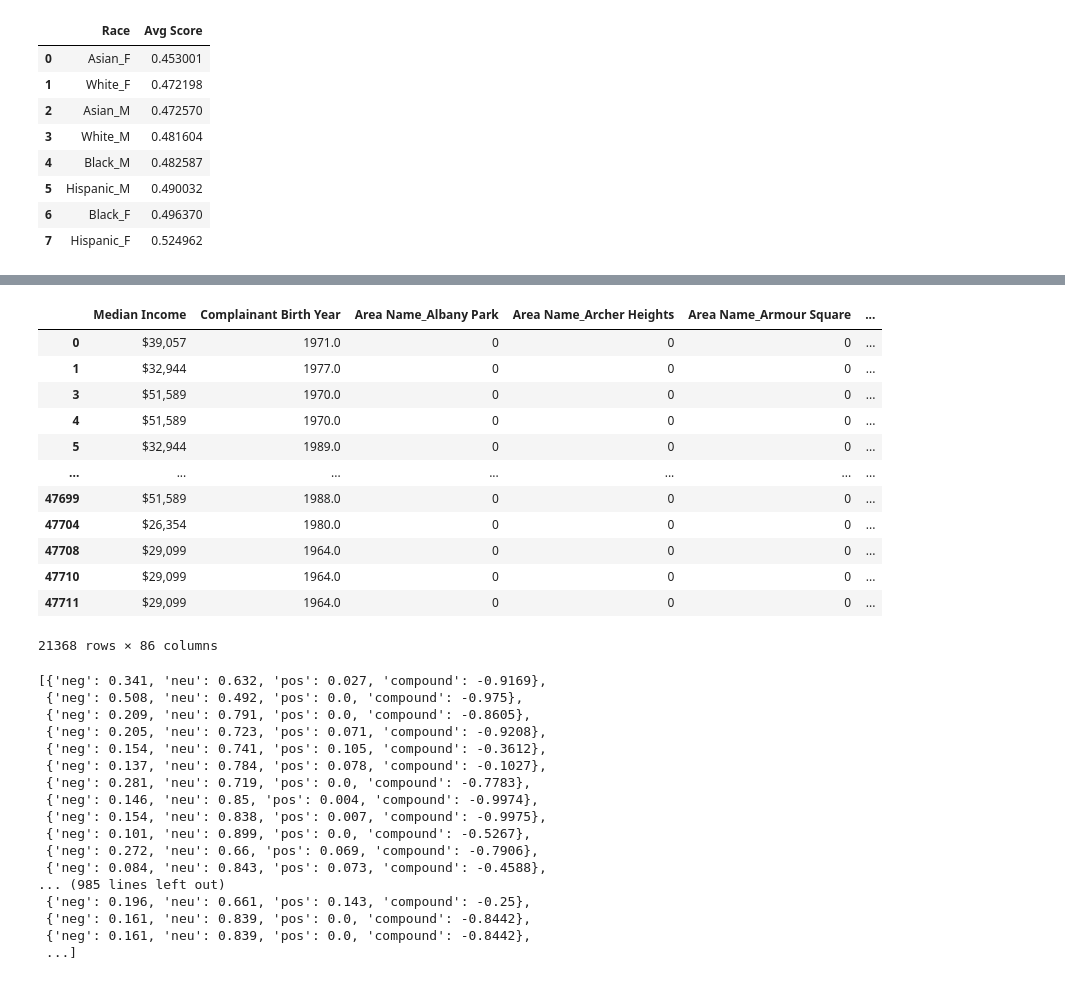
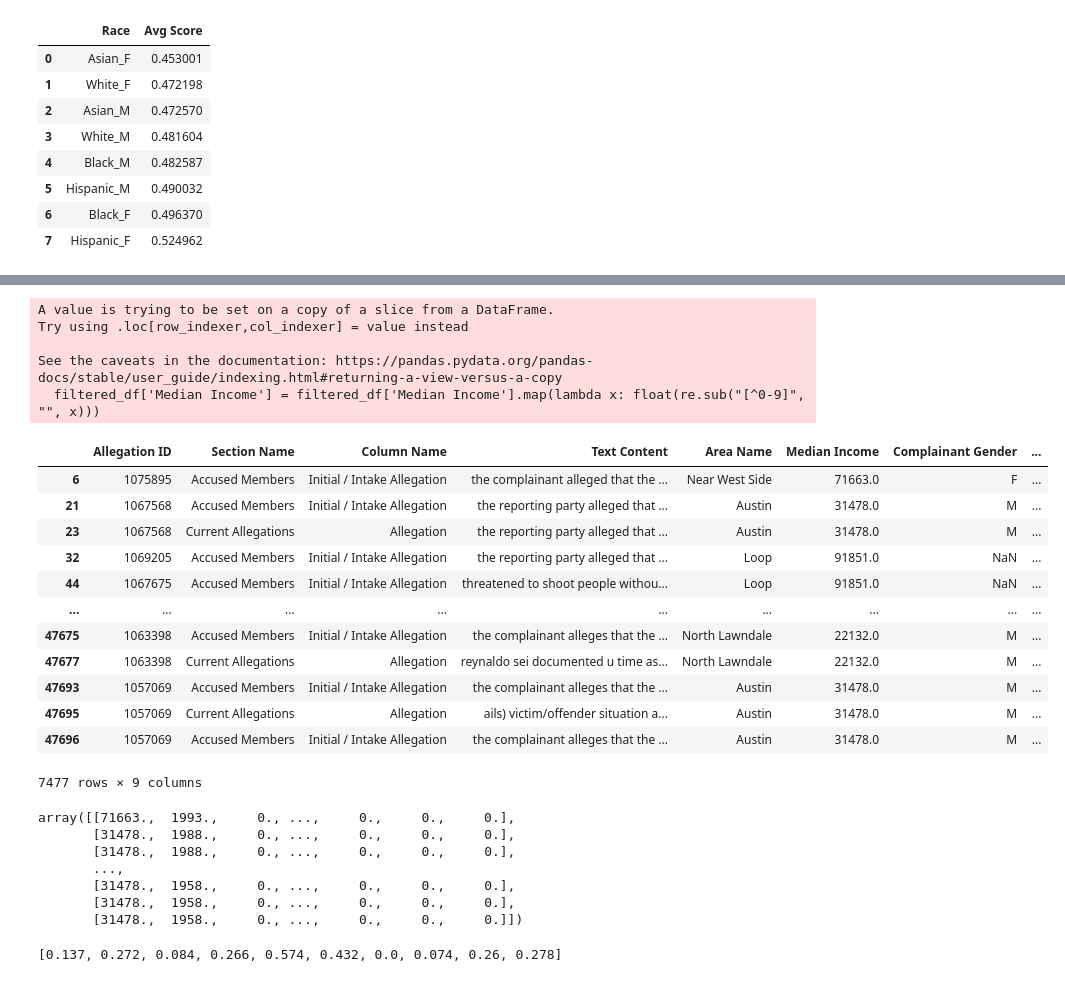
Before and after one commit to Faraaz-Beyabani/CPDP_Daring_Riddlers, a Jupyter notebook: checkpoint-5/src/checkpoint-5.ipynb, the cells around one changed output, grey strips where cells are left out. Cells and saved outputs as stored; diff of their text form; code cells hidden in the pictures.

Commit message:
Further data processing and initial learn fit

```diff
--- a/checkpoint-5/src/checkpoint-5.ipynb
+++ b/checkpoint-5/src/checkpoint-5.ipynb
@@ -212,3 +218,7 @@ pd.DataFrame(race_gender_data.items(), columns=['Race', 'Avg Score'])
 | 5 | Hispanic_M | 0.490032 |
 | 6 | Black_F | 0.496370 |
 | 7 | Hispanic_F | 0.524962 |
+# %%
+frequent_areas = data['Area Name'].value_counts()[:10].index.tolist()
+
+frequent_areas
@@ -215,24 +236,46 @@ pd.DataFrame(race_gender_data.items(), columns=['Race', 'Avg Score'])
+# %%
+out = data['Area Name'].isin(frequent_areas)
+
+filtered_df = data[out]
+
+filtered_df['Median Income'] = filtered_df['Median Income'].map(lambda x: float(re.sub("[^0-9]", "", x)))
+
+filtered_df
+# %% [output]
+A value is trying to be set on a copy of a slice from a DataFrame.
+Try using .loc[row_indexer,col_indexer] = value instead
+
+See the caveats in the documentation: https://pandas.pydata.org/pandas-docs/stable/user_guide/indexing.html#returning-a-view-versus-a-copy
+  filtered_df['Median Income'] = filtered_df['Median Income'].map(lambda x: float(re.sub("[^0-9]", "", x)))
+|  | Allegation ID | Section Name | Column Name | Text Content | Area Name | Median Income | Complainant Gender | ... |
+| 6 | 1075895 | Accused Members | Initial / Intake Allegation | the complainant alleged that the ... | Near West Side | 71663.0 | F | ... |
+| 21 | 1067568 | Accused Members | Initial / Intake Allegation | the reporting party alleged that ... | Austin | 31478.0 | M | ... |
+| 23 | 1067568 | Current Allegations | Allegation | the reporting party alleged that ... | Austin | 31478.0 | M | ... |
+| 32 | 1069205 | Accused Members | Initial / Intake Allegation | the reporting party alleged that ... | Loop | 91851.0 | NaN | ... |
+| 44 | 1067675 | Accused Members | Initial / Intake Allegation | threatened to shoot people withou... | Loop | 91851.0 | NaN | ... |
+| ... | ... | ... | ... | ... | ... | ... | ... | ... |
+| 47675 | 1063398 | Accused Members | Initial / Intake Allegation | the complainant alleges that the ... | North Lawndale | 22132.0 | M | ... |
+| 47677 | 1063398 | Current Allegations | Allegation | reynaldo sei documented u time as... | North Lawndale | 22132.0 | M | ... |
+| 47693 | 1057069 | Accused Members | Initial / Intake Allegation | the complainant alleges that the ... | Austin | 31478.0 | M | ... |
+| 47695 | 1057069 | Current Allegations | Allegation | ails) victim/offender situation a... | Austin | 31478.0 | M | ... |
+| 47696 | 1057069 | Accused Members | Initial / Intake Allegation | the complainant alleges that the ... | Austin | 31478.0 | M | ... |
+7477 rows × 9 columns
 # %%
 # headers = ["Allegation ID", "Section Name", "Column Name", "Text Content", "Area Name", "Median Income", "Complainant Gender", "Complainant Race", "Complainant Birth Year"]
 
-X = data.drop(columns=["Allegation ID", "Section Name", "Column Name", "Text Content"]) # These don't tell us much about the nature of the complaint, but are mostly used to organize data
+X = filtered_df.drop(columns=["Allegation ID", "Section Name", "Column Name", "Text Content"]) # These don't tell us much about the nature of the complaint, but are mostly used to organize data
 
 X = pd.get_dummies(X, columns=["Area Name", "Complainant Gender", "Complainant Race"]) # These are the categorical variables that we need to one-hot encode for regression. Change this if you have a better implementation
 
+X = X.to_numpy(na_value = 0)
 
-X # Final feature vector for each allegation
+X
 # %% [output]
-|  | Median Income | Complainant Birth Year | Area Name_Albany Park | Area Name_Archer Heights | Area Name_Armour Square | ... |
-| 0 | $39,057 | 1971.0 | 0 | 0 | 0 | ... |
-| 1 | $32,944 | 1977.0 | 0 | 0 | 0 | ... |
-| 3 | $51,589 | 1970.0 | 0 | 0 | 0 | ... |
-| 4 | $51,589 | 1970.0 | 0 | 0 | 0 | ... |
-| 5 | $32,944 | 1989.0 | 0 | 0 | 0 | ... |
-| ... | ... | ... | ... | ... | ... | ... |
-| 47699 | $51,589 | 1988.0 | 0 | 0 | 0 | ... |
-| 47704 | $26,354 | 1980.0 | 0 | 0 | 0 | ... |
-| 47708 | $29,099 | 1964.0 | 0 | 0 | 0 | ... |
-| 47710 | $29,099 | 1964.0 | 0 | 0 | 0 | ... |
-| 47711 | $29,099 | 1964.0 | 0 | 0 | 0 | ... |
-21368 rows × 86 columns
+array([[71663.,  1993.,     0., ...,     0.,     0.,     0.],
+       [31478.,  1988.,     0., ...,     0.,     0.,     0.],
+       [31478.,  1988.,     0., ...,     0.,     0.,     0.],
+       ...,
+       [31478.,  1958.,     0., ...,     0.,     0.,     0.],
+       [31478.,  1958.,     0., ...,     0.,     0.,     0.],
+       [31478.,  1958.,     0., ...,     0.,     0.,     0.]])
 # %%
@@ -241,20 +284,4 @@ y = [sid.polarity_scores(txt) for txt in y]
-# %%
-y
-# %% [output]
-[{'neg': 0.341, 'neu': 0.632, 'pos': 0.027, 'compound': -0.9169},
- {'neg': 0.508, 'neu': 0.492, 'pos': 0.0, 'compound': -0.975},
- {'neg': 0.209, 'neu': 0.791, 'pos': 0.0, 'compound': -0.8605},
- {'neg': 0.205, 'neu': 0.723, 'pos': 0.071, 'compound': -0.9208},
- {'neg': 0.154, 'neu': 0.741, 'pos': 0.105, 'compound': -0.3612},
- {'neg': 0.137, 'neu': 0.784, 'pos': 0.078, 'compound': -0.1027},
- {'neg': 0.281, 'neu': 0.719, 'pos': 0.0, 'compound': -0.7783},
- {'neg': 0.146, 'neu': 0.85, 'pos': 0.004, 'compound': -0.9974},
- {'neg': 0.154, 'neu': 0.838, 'pos': 0.007, 'compound': -0.9975},
- {'neg': 0.101, 'neu': 0.899, 'pos': 0.0, 'compound': -0.5267},
- {'neg': 0.272, 'neu': 0.66, 'pos': 0.069, 'compound': -0.7906},
- {'neg': 0.084, 'neu': 0.843, 'pos': 0.073, 'compound': -0.4588},
-... (985 lines left out)
- {'neg': 0.196, 'neu': 0.661, 'pos': 0.143, 'compound': -0.25},
- {'neg': 0.161, 'neu': 0.839, 'pos': 0.0, 'compound': -0.8442},
- {'neg': 0.161, 'neu': 0.839, 'pos': 0.0, 'compound': -0.8442},
- ...]
+# %%
+y[:10] # sample of negative sentiments.
+# %% [output]
+[0.137, 0.272, 0.084, 0.266, 0.574, 0.432, 0.0, 0.074, 0.26, 0.278]
```
Also changed, not shown: parts of 6 cells of this notebook.
